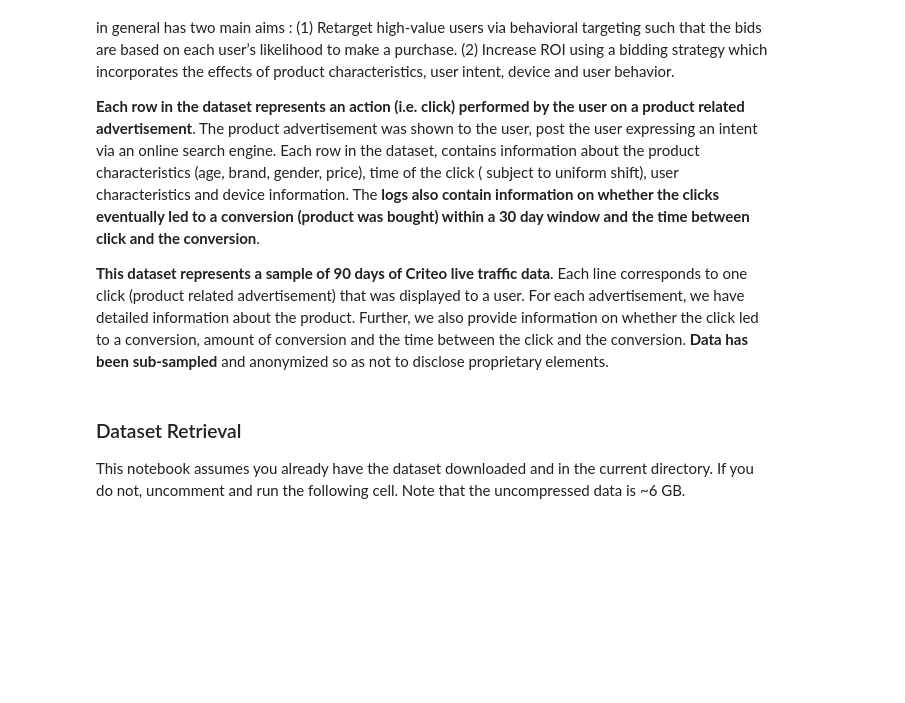
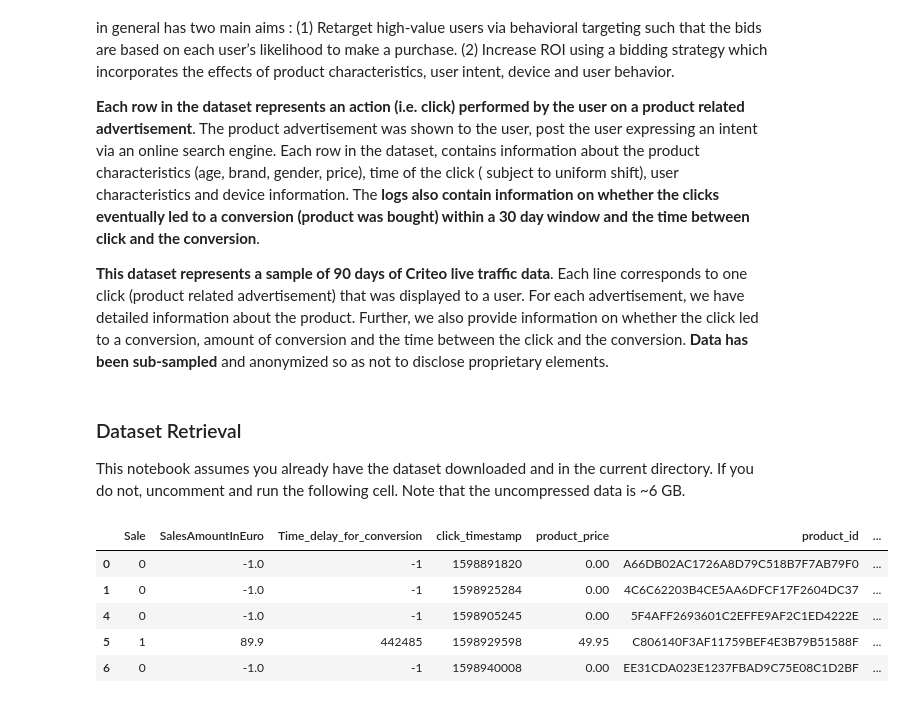
Before and after one commit to columbia/cookiemonster, a Jupyter notebook: systemx/data/criteo/test_criteo_conversion_search_data.ipynb, the cells around one changed output. Cells and saved outputs as stored; diff of their text form; code cells hidden in the pictures; blank space fills up the shorter version.

```diff
--- a/systemx/data/criteo/test_criteo_conversion_search_data.ipynb
+++ b/systemx/data/criteo/test_criteo_conversion_search_data.ipynb
@@ -95,8 +95,15 @@ columns_to_drop = [
 # %%
 df = pd.read_csv(DATA_FILE, names=dtype.keys(), dtype=dtype, na_values=na_values, header=None, sep="\t")
 df = df.drop(columns=columns_to_drop)
-df = df.dropna(subset=['product_id', 'partner_id', 'user_id'])
+df = df.dropna(subset=['partner_id', 'user_id', "product_id"])
 df.head()
+# %% [output]
+|  | Sale | SalesAmountInEuro | Time_delay_for_conversion | click_timestamp | product_price | product_id | ... |
+| 0 | 0 | -1.0 | -1 | 1598891820 | 0.00 | A66DB02AC1726A8D79C518B7F7AB79F0 | ... |
+| 1 | 0 | -1.0 | -1 | 1598925284 | 0.00 | 4C6C62203B4CE5AA6DFCF17F2604DC37 | ... |
+| 4 | 0 | -1.0 | -1 | 1598905245 | 0.00 | 5F4AFF2693601C2EFFE9AF2C1ED4222E | ... |
+| 5 | 1 | 89.9 | 442485 | 1598929598 | 49.95 | C806140F3AF11759BEF4E3B79B51588F | ... |
+| 6 | 0 | -1.0 | -1 | 1598940008 | 0.00 | EE31CDA023E1237FBAD9C75E08C1D2BF | ... |
 # %%
 df["click_datetime"] = df["click_timestamp"].apply(lambda x: datetime.fromtimestamp(x))
 df["click_day"] = df["click_datetime"].apply(
```
Also changed, not shown: parts of 18 cells of this notebook, 3 other files.
